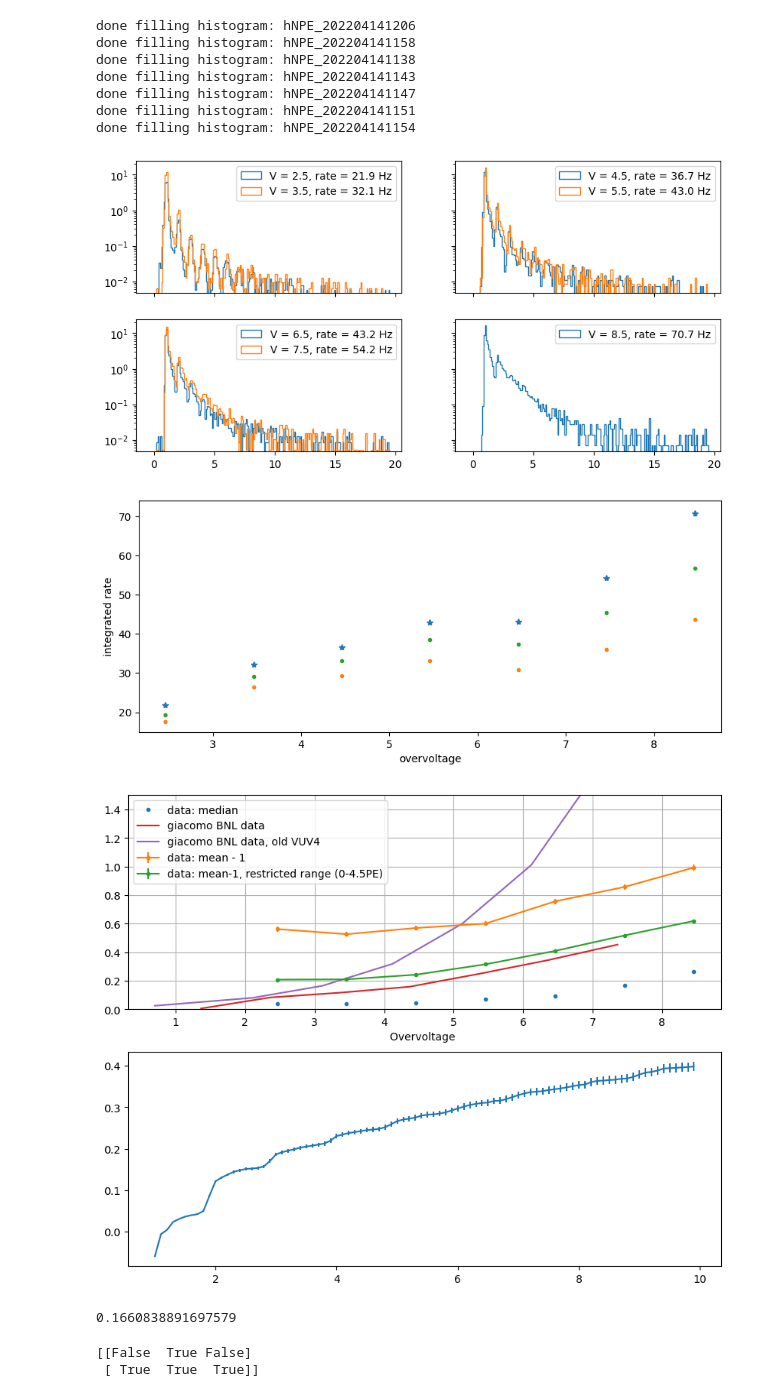
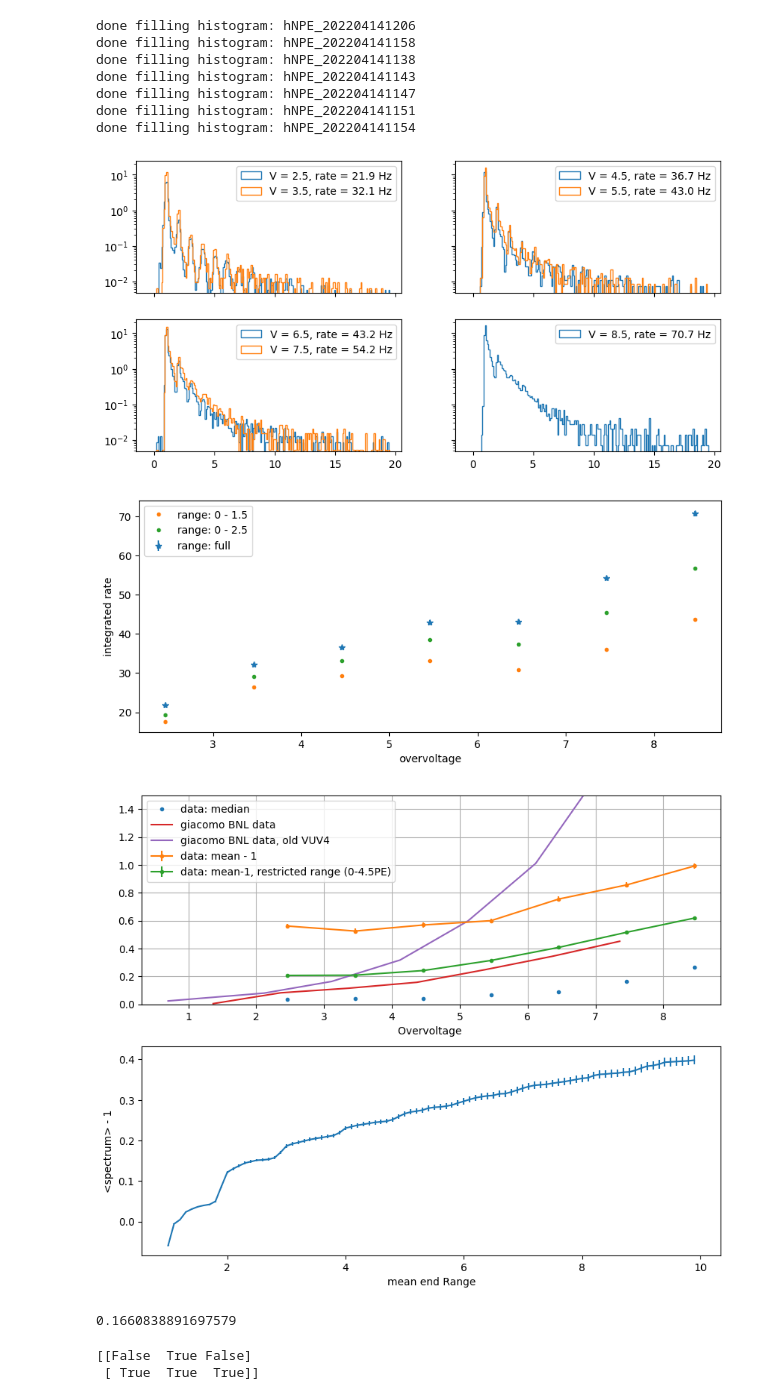
Before and after one commit to austindsc/cf4_analysisPipeline, a Jupyter notebook: code1Analysis/noise_extraction.ipynb, the cells around one changed output. Cells and saved outputs as stored; diff of their text form; code cells hidden in the pictures.

Commit message:
many many changes. full code almost working (badly written in notebook though). restored two files I accidentally changed by hand. possibly errors but important work is in comp1/c1_loadG4Runs.ipynb

```diff
--- a/code1Analysis/noise_extraction.ipynb
+++ b/code1Analysis/noise_extraction.ipynb
@@ -420,16 +420,17 @@ rates = np.array([rc.GetRate() for rc in rcList])
 ratesError = [rc.GetRateError() for rc in rcList]
 ratesLow = [rc.GetSpectrum().Integral(0, rc.GetSpectrum().GetXaxis().FindBin(1.5)) for rc in rcList]
 ratesMid = [rc.GetSpectrum().Integral(0, rc.GetSpectrum().GetXaxis().FindBin(2.5)) for rc in rcList]
-axes.errorbar(xOverV, rates, yerr = ratesError, marker = "*", linestyle = "None")
-
-axes.plot(xOverV, ratesLow, marker = ".", linestyle = "None")
-axes.plot(xOverV, ratesMid, marker = ".", linestyle = "None")
+axes.errorbar(xOverV, rates, yerr = ratesError, marker = "*", linestyle = "None", label = "range: full")
+axes.plot(xOverV, ratesLow, marker = ".", linestyle = "None", label = "range: 0 - 1.5")
+axes.plot(xOverV, ratesMid, marker = ".", linestyle = "None", label = "range: 0 - 2.5")
 axes.set_xlabel("overvoltage")
 axes.set_ylabel("integrated rate")
+
+plt.legend()
 plt.show()
 # %% [output]
 [figure]
-[figure, old version]
+[figure, new version]
 # %%
 datV, datCA = np.loadtxt(datPath+ "/giacomoNoise_newVUV4.txt", delimiter=",", skiprows=1, unpack = True)
 datV2, datCA2 = np.loadtxt(datPath+ "/giacomoNoise_oldVUV4.txt", delimiter=",", skiprows=1, unpack = True)
@@ -468,34 +469,36 @@ for x in xMeanEndRange:
 nCA_meanVsRange = np.array(nCA_meanVsRange)
 
 ## plotting
 fig, (ax, ax2) = plt.subplots(2, 1, figsize = (10, 8))
 ax.plot(xOverV, nCA_median, ".", label = "data: median")
 ax.errorbar(xOverV, nCA_mean[:, 0],yerr = nCA_mean[:, 1],  marker = ".", label = "data: mean - 1")
 ax.errorbar(xOverV, nCA_mean_restricted[:, 0], yerr = nCA_mean_restricted[:, 1], marker = ".", label = "data: mean-1, restricted range (0-4.5PE)")
 
 ax.plot(datV, datCA, label = "giacomo BNL data")
 ax.plot(datV2, datCA2, label = "giacomo BNL data, old VUV4")
 
 ax.set_xlabel("Overvoltage ")
 ax.set_ylim(0, 1.5)
 
 ax.legend()
 ax.grid()
 
 ax2.errorbar(xMeanEndRange, nCA_meanVsRange[:, 0], yerr = nCA_meanVsRange[:, 1])
+ax2.set_ylabel("<spectrum> - 1")
+ax2.set_xlabel("mean end Range")
 plt.show()
 
 import scipy.interpolate as spInterpolate
 fCA = spInterpolate.interp1d(datV, datCA, kind = "cubic")
 print(fCA(4.48))
 
 # this figure is:
 # bkg * PDE --> mean up
 # 1PE backgrounds --> mean down
 # ratio of 1PE DN to background --> drive mean down
 # 2PE backgrounds --> drive mean up
 # %% [output]
-[figure, old version]
+[figure, new version]
 0.1660838891697579
 # %%
 a = np.array([[10, 11, 10], [11, 15, 20]])
```
Also changed, not shown: parts of 1 cell of this notebook, 11 other files.
